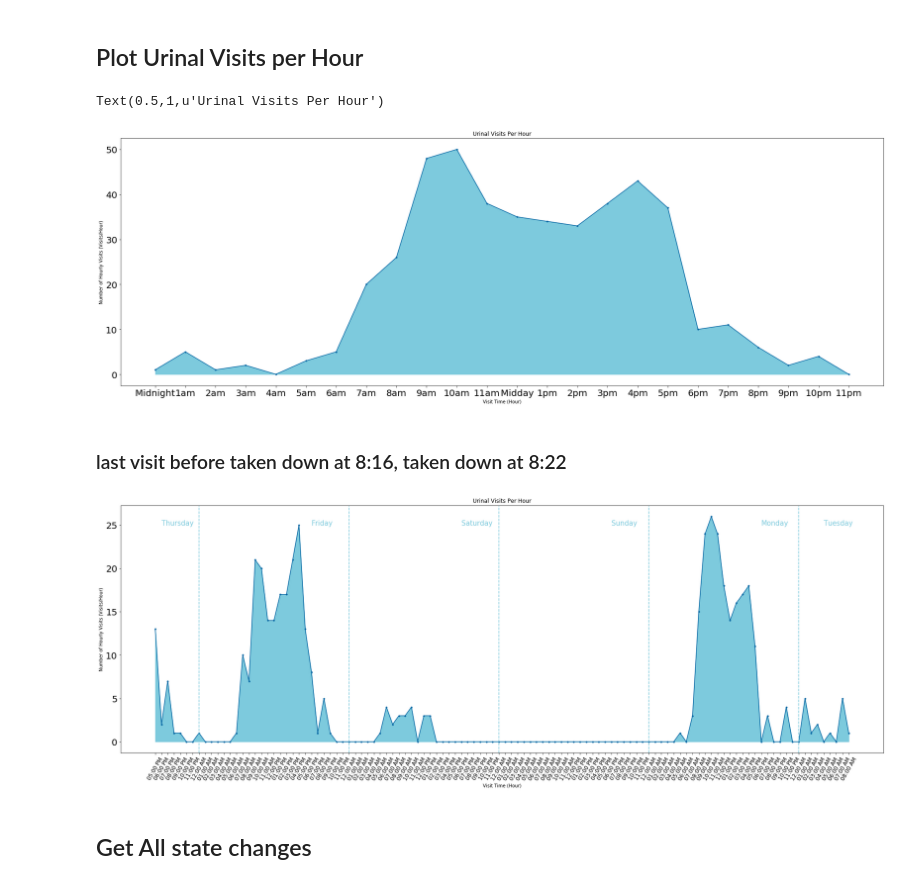
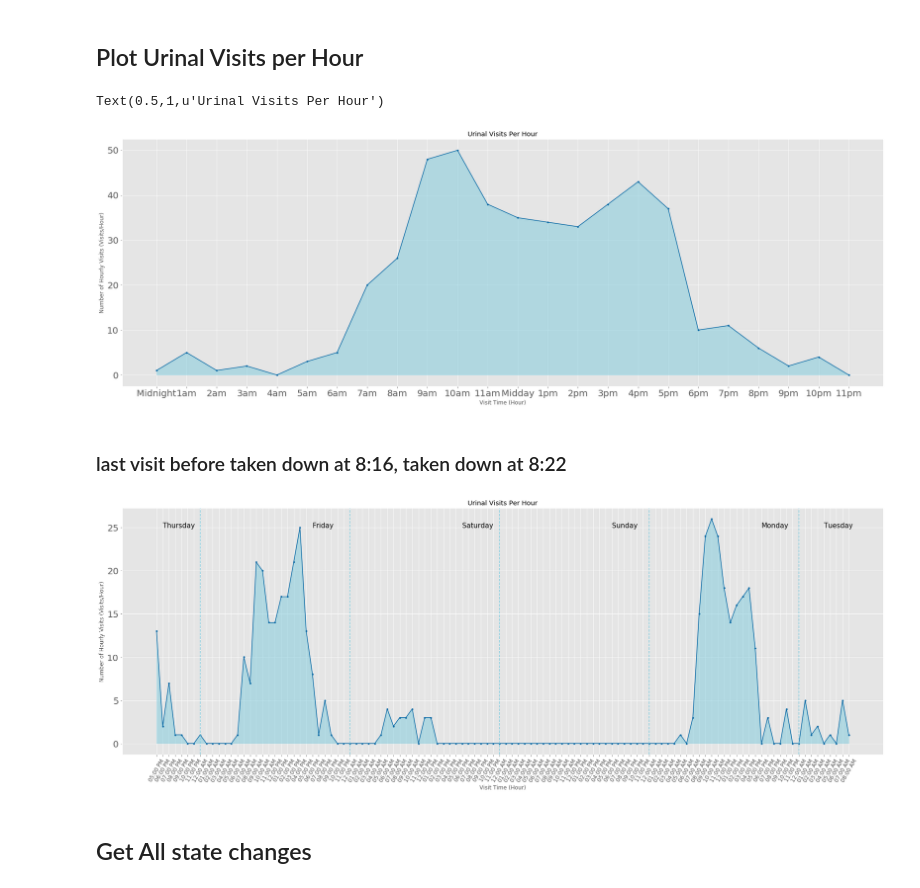
Before and after one commit to bachelor-2020/grideye-testing, a Jupyter notebook: 3 - Data Analysis.ipynb, the cells around one changed output. Cells and saved outputs as stored; diff of their text form; code cells hidden in the pictures.

```diff
--- a/3 - Data Analysis.ipynb
+++ b/3 - Data Analysis.ipynb
@@ -63,0 +44,25 @@ right  - mean: 0 days 00:00:34.471590 std: 0 days 00:00:14.651349
+# %%
+import matplotlib.pyplot as plt
+plt.style.use('ggplot')
+%matplotlib inline
+
+plt.rcParams['figure.figsize'] = (5,5)
+plt.rc('xtick', labelsize=15)
+plt.rc('ytick', labelsize=15)
+plt.rcParams['patch.edgecolor'] = 'black'
+N = 3
+transp = 0.5
+num_stays = (len(left_stays),len(middle_stays),len(right_stays))
+
+ind = np.arange(N)  # the x locations for the groups
+width = 0.5       # the width of the bars
+
+fig, ax = plt.subplots()
+rects1 = ax.bar(ind, num_stays, width,alpha=transp, color='blue')
+
+ax.set_ylabel('Frequency',fontsize=20)
+ax.set_title('Number of Stays Per Urinal',fontsize=22)
+ax.set_xticks(ind)
+ax.set_xticklabels(('Left', 'Middle', 'Right'))
+
+plt.show()
@@ -228,23 +283,23 @@ hour_sums.sample(5)
 # %%
 plt.rcParams['figure.figsize'] = (30,10)
 visit_times = pd.DataFrame({"Hour Visited":hour_counts})
 x = np.arange(0.0, 24, 1)
 
 my_xticks = ["Midnight","1am","2am","3am","4am","5am","6am","7am","8am","9am","10am","11am",
              "Midday"  ,"1pm","2pm","3pm","4pm","5pm","6pm","7pm","8pm","9pm","10pm","11pm"]
 plt.xticks(range(24), my_xticks);
 plt.plot(x, visit_times, marker='.', lw=1.5, color="#0566A3")
 # plt.fill_between(visit_times,range(24))
 # plt.plot(x, y, marker='.', lw=1)
 d = np.zeros(len(visit_times))
-plt.fill_between(x,visit_times.iloc[:,0],where=visit_times.iloc[:,0]>=d, interpolate=True, color='#7DCADD')#"#aee1ec")
+plt.fill_between(x,visit_times.iloc[:,0],where=visit_times.iloc[:,0]>=d, interpolate=True, color='#7DCADD',alpha=transp)#"#aee1ec")
 
 plt.xlabel('Visit Time (Hour)')
 plt.ylabel('Number of Hourly Visits (Visits/Hour)')
 plt.title('Urinal Visits Per Hour')
 # %% [output]
 Text(0.5,1,u'Urinal Visits Per Hour')
-[figure, old version]
+[figure, new version]
 # %% [markdown]
 ### last visit before taken down at 8:16, taken down at 8:22
 # %%
@@ -270,7 +325,7 @@ ax1.set_xticks(range(0,len(hour_sums["hour"])));
 ax1.set_xticklabels(my_xticks,rotation=60)
 ax1.plot(x, num_times, marker='.', lw=1.5, color="#0566A3")
 d = np.zeros(len(num_times))
-ax1.fill_between(x,num_times.iloc[:,0],where=num_times.iloc[:,0]>=d, interpolate=True, color='#7DCADD')
+ax1.fill_between(x,num_times.iloc[:,0],where=num_times.iloc[:,0]>=d, interpolate=True, color='#7DCADD',alpha=transp)
 N = hour_sums["hour"].iloc[-1] - hour_sums["hour"].iloc[0]
 
 start = 7
@@ -278,16 +333,16 @@ days = [dayint_to_12hour(x) for x in range(first_day-1,last_day+1)]
 for i in range(0,5):
 
     ax1.axvline(start+24*i,ls="--",color="#7DCADD")
-    ax1.annotate(str(days[i]),xy=(start+24*i-6,25),color="#7DCADD",size=15)
+    ax1.annotate(str(days[i]),xy=(start+24*i-6,25),color="black",size=15)
 i = 5
-ax1.annotate(str(days[i]),xy=(start+24*i-20,25),color="#7DCADD",size=15)
+ax1.annotate(str(days[i]),xy=(start+24*i-20,25),color="black",size=15)
 
 
 ax1.set_xlabel('Visit Time (Hour)');
 ax1.set_ylabel('Number of Hourly Visits (Visits/Hour)');
 ax1.set_title('Urinal Visits Per Hour');
 # %% [output]
-[figure, old version]
+[figure, new version]
 # %% [markdown]
 ## Get All state changes
 # %%
```
Also changed, not shown: parts of 15 cells of this notebook, 5 other files.
